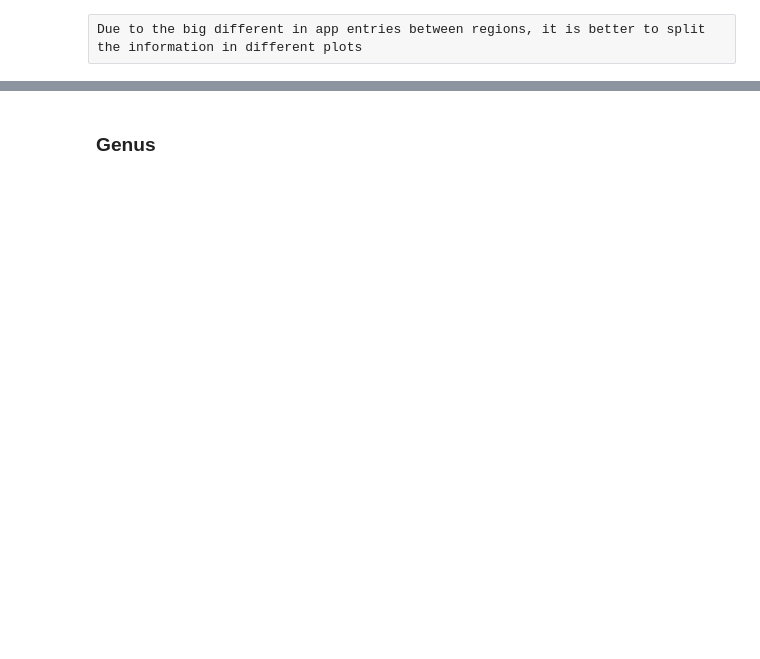
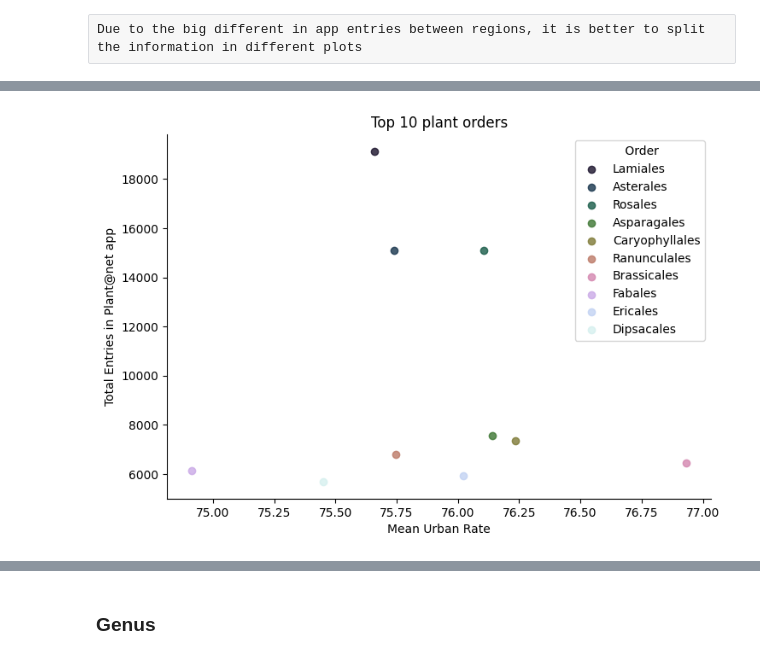
Before and after one commit to Tallaringues/mid-bootcamp-project-plantanet, a Jupyter notebook: Notebooks/EDA_2.ipynb, the cells around one changed output, grey strips where cells are left out. Cells and saved outputs as stored; diff of their text form; code cells hidden in the pictures; blank space fills up the shorter version.

```diff
--- a/Notebooks/EDA_2.ipynb
+++ b/Notebooks/EDA_2.ipynb
@@ -261,9 +304,25 @@ plant_order_df
 plant_order_top10 = plant_order_df.sort_values(by='total_entries', ascending=False).head(10)
 # %%
 # plot top10 orders: mean_urbanrate vs total_entries
+
+# seaborn scatterplot with lmplot (figure-level plot)
 sns.lmplot(x='mean_urbanrate', y='total_entries', data=plant_order_top10,
            fit_reg=False, # No regression line
-           hue='order')
+           hue='order', legend=False,
+          height=5, aspect=1.5,
+          palette='cubehelix')
+# Set the axis labels
+plt.xlabel('Mean Urban Rate')
+plt.ylabel('Total Entries in Plant@net app')
+
+# set legend title
+plt.legend(title=' Order')
+
+#set title
+plt.title('Top 10 plant orders')
+
 plt.show()
+# %% [output]
+[figure, added]
 # %%
 # plot ALL the orders: mean_urbanrate vs total_entries
```
Also changed, not shown: parts of 13 cells of this notebook.
